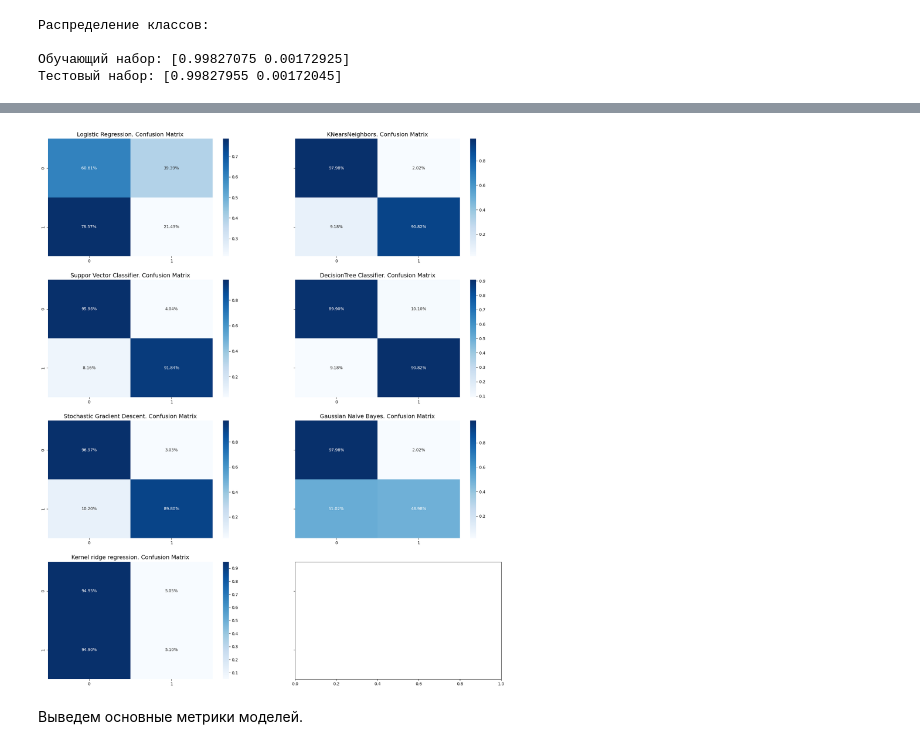
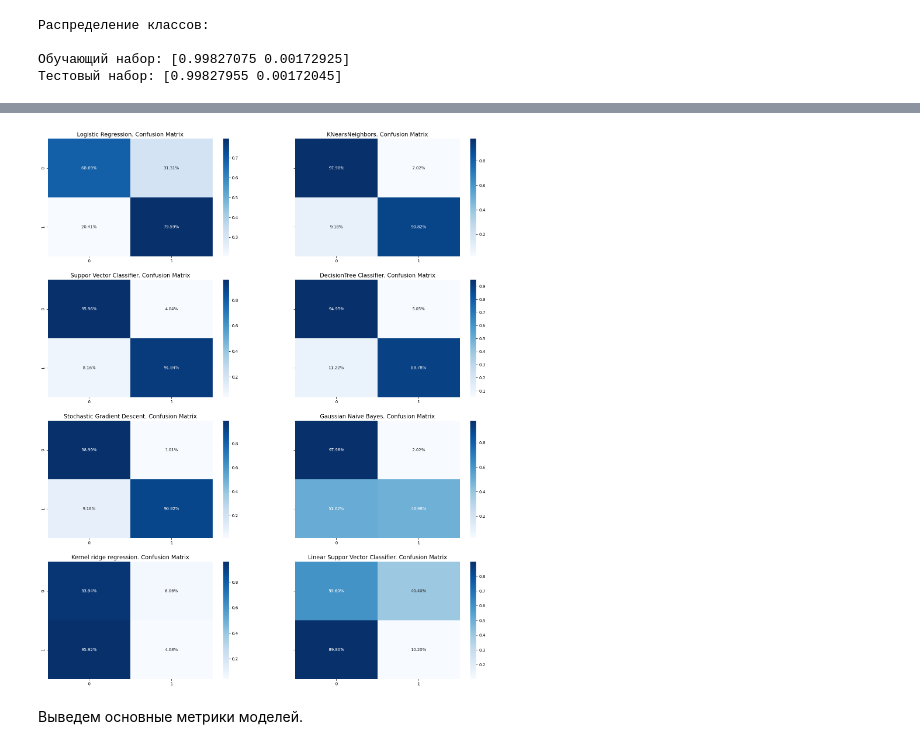
Before and after one commit to Gigdoz/AI-Technologies_ControlPoint, a Jupyter notebook: practice/ML_Несбалансированный_датасет_Часть_2_Практика_8.ipynb, the cells around one changed output, grey strips where cells are left out. Drawn from its saved outputs; the diff is of its cells as text; code cells hidden in the pictures.

```diff
--- a/practice/ML_Несбалансированный_датасет_Часть_2_Практика_8.ipynb
+++ b/practice/ML_Несбалансированный_датасет_Часть_2_Практика_8.ipynb
@@ -205,7 +246,7 @@ grid_knears.fit(X_train, y_train)
 knears_neighbors = grid_knears.best_estimator_# для  K ближайший соседей
 
 # Метод опорных векторов
-x = [1.0, 1000.0]
+x = [1.0, 10.0, 100.0, 1000.0]
 y = [0.9]
 z = [4]
 svc_params=[
@@ -232,8 +273,8 @@ tree_clf = grid_tree.best_estimator_#  для решающий деревьев
 
 
 # Стохастический градиентный спуск
-alpha = [0.0001, 1.0]
-l1_ratio = [0.15, 0.6]
+alpha = [0.0001, 0.01, 1.0, 10.0]
+l1_ratio = [0.05, 0.15, 0.3, 0.6]
 
 # "hinge" - gives a linear SVM.
 # "log_loss" - gives logistic regression, a probabilistic classifier.
@@ -251,10 +292,26 @@ gaussian_nb.fit(X_train, y_train)
 gaussian_nb_clf = gaussian_nb.best_estimator_
 
 # Регрессия хребта
-ridge_params = {"alpha": [1.0, 0.01]}
+ridge_params = {"alpha": [1/(2*0.001), 1/(2*0.01), 1/(2*0.1), 1/2, 1/(2*10), 1/(2*100), 1/(2*1000)]}
 ridge = GridSearchCV(RidgeClassifier(), ridge_params)
 ridge.fit(X_train, y_train)
 ridge_clf = ridge.best_estimator_
+
+# Линейный метод опорных векторов
+x = [1.0, 10.0, 100.0, 1000.0]
+linear_svc_params=[
+            {"penalty": ["l1"], "loss": ["squared_hinge"], "C": x} ,
+            {"penalty": ["l2"], "loss": ["hinge","squared_hinge"], "C": x}
+           ]
+grid_linear_svc=GridSearchCV(estimator = LinearSVC(),
+                        param_grid = linear_svc_params,
+                        scoring='accuracy',
+                        cv=3,
+                        n_jobs=-1)
+
+grid_linear_svc.fit(X_train, y_train)
+
+linear_svc = grid_linear_svc.best_estimator_#  для SVM
 # %%
 # Проверим, как поменялись метрики
 
@@ -525,6 +607,6 @@ def plot_learning_curves(estimator1, estimator2, estimator3, estimator4, estimat
     return plt
 # %%
 cv = ShuffleSplit(n_splits=100, test_size=0.2, random_state=42)
-plot_learning_curves(log_reg, knears_neighbors, svc, tree_clf, sgd_clf, gaussian_nb_clf, ridge_clf, X_train, y_train)
+plot_learning_curves(log_reg, knears_neighbors, linear_svc, svc, tree_clf, sgd_clf, gaussian_nb_clf, ridge_clf, X_train, y_train)
 # %% [output]
 <module 'matplotlib.pyplot' from '/usr/local/lib/python3.10/dist-packages/matplotlib/pyplot.py'>
@@ -864,6 +998,12 @@ labels = ['Non Fraud', 'Fraud']
 print('Logistic Regression')
 best_est_log_reg = SMOTE_KN_log_reg.best_estimator_
 smote_prediction = best_est_log_reg.predict(original_Xtest)
+print(classification_report(original_ytest, smote_prediction, target_names=labels))
+
+print('\n\n')
+print('Linear Support Vector')
+best_linear_svc = SMOTE_KN_linear_svc.best_estimator_
+smote_prediction = best_linear_svc.predict(original_Xtest)
 print(classification_report(original_ytest, smote_prediction, target_names=labels))
 
 print('\n\n')
@@ -933,16 +1079,18 @@ print("Время обучения: {} сек".format(t1 - t0))
 # %%
 y_pred_log_reg = best_est_log_reg.predict(X_test)
 y_pred_knear = knears_neighbors.predict(X_test)
+y_pred_linear_svc = best_linear_svc.predict(X_test)
 y_pred_svc = svc.predict(X_test)
 y_pred_tree = tree_clf.predict(X_test)
 
 y_pred_sgd = sgd_clf.predict(X_test)
-y_pred_gaussian = gaussian_nb_clf.predict(X_test)
-y_pred_ridge = ridge_clf.predict(X_test)
+y_pred_gaussian = best_est_gaussian.predict(X_test)
+y_pred_ridge = best_est_ridge.predict(X_test)
 
 
 log_reg_cf = confusion_matrix(y_test, y_pred_log_reg, normalize='true')
 kneighbors_cf = confusion_matrix(y_test, y_pred_knear, normalize='true')
+linear_svc_cf = confusion_matrix(y_test, y_pred_linear_svc, normalize='true')
 svc_cf = confusion_matrix(y_test, y_pred_svc, normalize='true')
 tree_cf = confusion_matrix(y_test, y_pred_tree, normalize='true')
 
@@ -950,7 +1098,7 @@ sgd_cf = confusion_matrix(y_test, y_pred_sgd, normalize='true')
 gaussia_cf = confusion_matrix(y_test, y_pred_gaussian, normalize='true')
 ridge_cf = confusion_matrix(y_test, y_pred_ridge, normalize='true')
 
-fig,  ((ax1, ax2), (ax3, ax4), (ax5, ax6), (ax7, _)) = plt.subplots(4, 2,figsize=(20,24), sharey=True)
+fig,  ((ax1, ax2), (ax3, ax4), (ax5, ax6), (ax7, ax8)) = plt.subplots(4, 2,figsize=(20,24), sharey=True)
 # Построим матрицы ошибок
 sns.heatmap(ax=ax1, data=log_reg_cf, annot=True, fmt='.2%', cmap='Blues')
 ax1.set_title("Logistic Regression. Confusion Matrix", fontsize=14)
@@ -968,34 +1116,38 @@ sns.heatmap(ax=ax3, data=svc_cf, annot=True,
 ax3.set_title("Suppor Vector Classifier. Confusion Matrix", fontsize=14)
 
 
 
 #
 sns.heatmap(ax=ax4, data=tree_cf, annot=True,
             fmt='.2%', cmap='Blues')
 ax4.set_title("DecisionTree Classifier. Confusion Matrix", fontsize=14)
 
 
 
 #
 sns.heatmap(ax=ax5, data=sgd_cf, annot=True, fmt='.2%', cmap='Blues')
 ax5.set_title("Stochastic Gradient Descent. Confusion Matrix", fontsize=14)
 
 
 
 #
 sns.heatmap(ax=ax6, data=gaussia_cf, annot=True, fmt='.2%', cmap='Blues')
 ax6.set_title("Gaussian Naive Bayes. Confusion Matrix", fontsize=14)
 
 
 
 #
 sns.heatmap(ax=ax7, data=ridge_cf, annot=True, fmt='.2%', cmap='Blues')
 ax7.set_title("Kernel ridge regression. Confusion Matrix", fontsize=14)
 
+#
+sns.heatmap(ax=ax8, data=linear_svc_cf, annot=True, fmt='.2%', cmap='Blues')
+ax8.set_title("Linear Suppor Vector Classifier. Confusion Matrix", fontsize=14)
+
 
 plt.show()
 # %% [output]
-[figure, old version]
+[figure, new version]
 # %% [markdown]
 Выведем основные метрики моделей.
 # %% [markdown]
```
Also changed, not shown: parts of 29 cells of this notebook.
